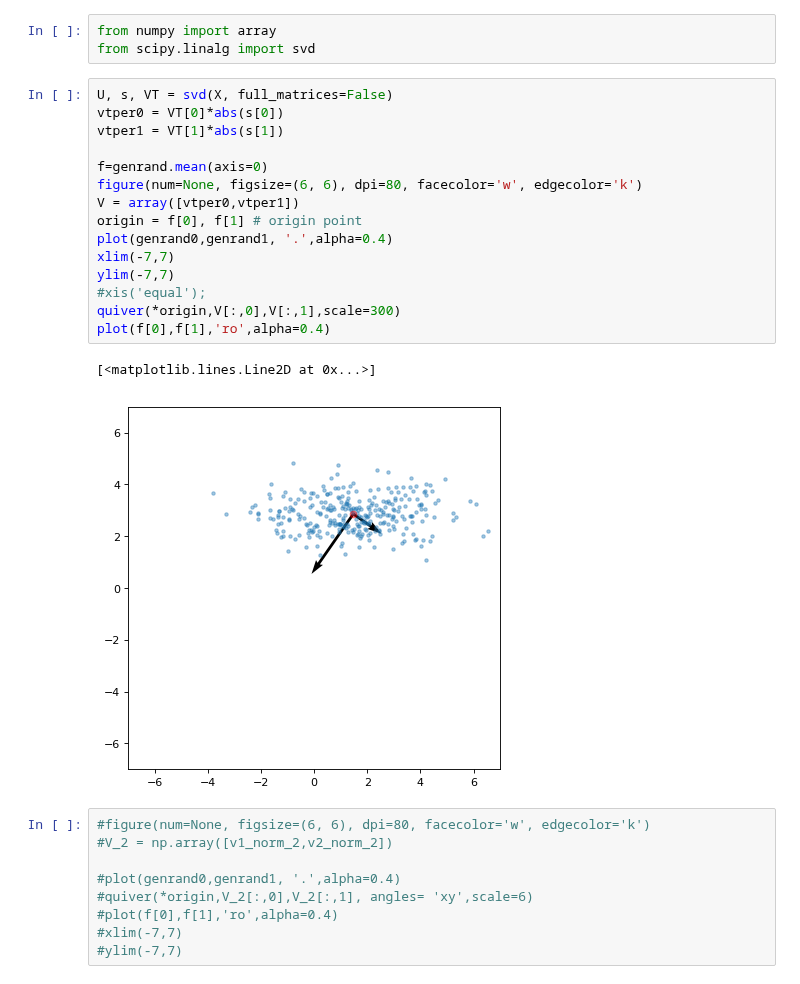
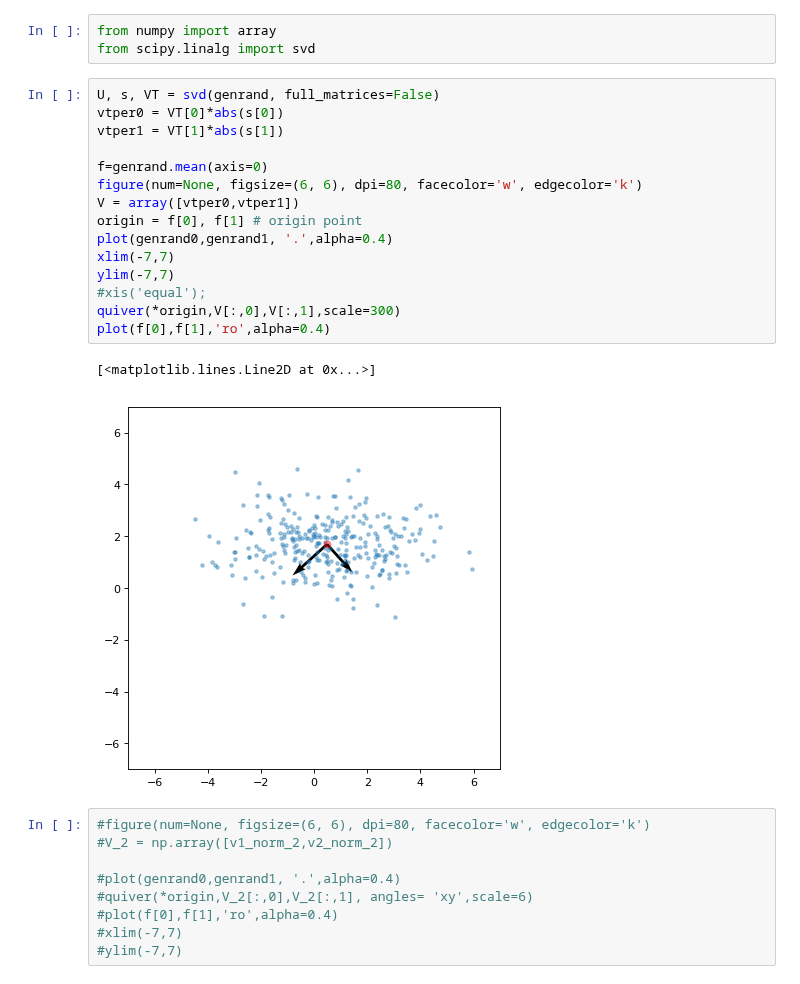
Before and after one commit to Tominano/Numerical-methods-of-physics-II, a Jupyter notebook: 5_feladatsor/5_feladat_Tomi.ipynb, the cells around one changed output. Saved outputs shown, nothing was run; the diff lists cells and outputs as text.

```diff
--- a/5_feladatsor/5_feladat_Tomi.ipynb
+++ b/5_feladatsor/5_feladat_Tomi.ipynb
@@ -196,23 +199,23 @@ Oldjuk meg az előző feladatot most a kovarianciamátrix meghatározása helyet
 from numpy import array
 from scipy.linalg import svd
 # %%
-U, s, VT = svd(X, full_matrices=False)
+U, s, VT = svd(genrand, full_matrices=False)
 vtper0 = VT[0]*abs(s[0])
 vtper1 = VT[1]*abs(s[1])
 
 f=genrand.mean(axis=0)
 figure(num=None, figsize=(6, 6), dpi=80, facecolor='w', edgecolor='k')
 V = array([vtper0,vtper1])
 origin = f[0], f[1] # origin point
 plot(genrand0,genrand1, '.',alpha=0.4)
 xlim(-7,7)
 ylim(-7,7)
 #xis('equal');
 quiver(*origin,V[:,0],V[:,1],scale=300)
 plot(f[0],f[1],'ro',alpha=0.4)
 # %% [output]
 [<matplotlib.lines.Line2D at 0x...>]
-[figure, old version]
+[figure, new version]
 # %%
 #figure(num=None, figsize=(6, 6), dpi=80, facecolor='w', edgecolor='k')
 #V_2 = np.array([v1_norm_2,v2_norm_2])
```
Also changed, not shown: parts of 3 cells of this notebook.
